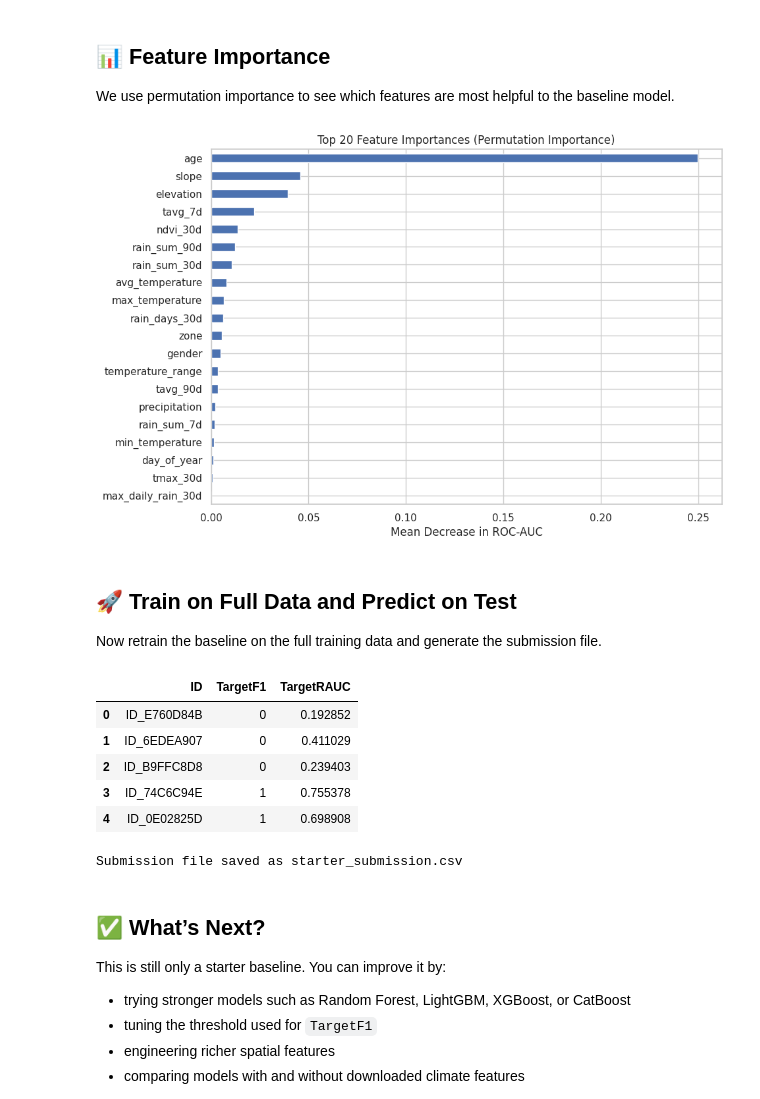
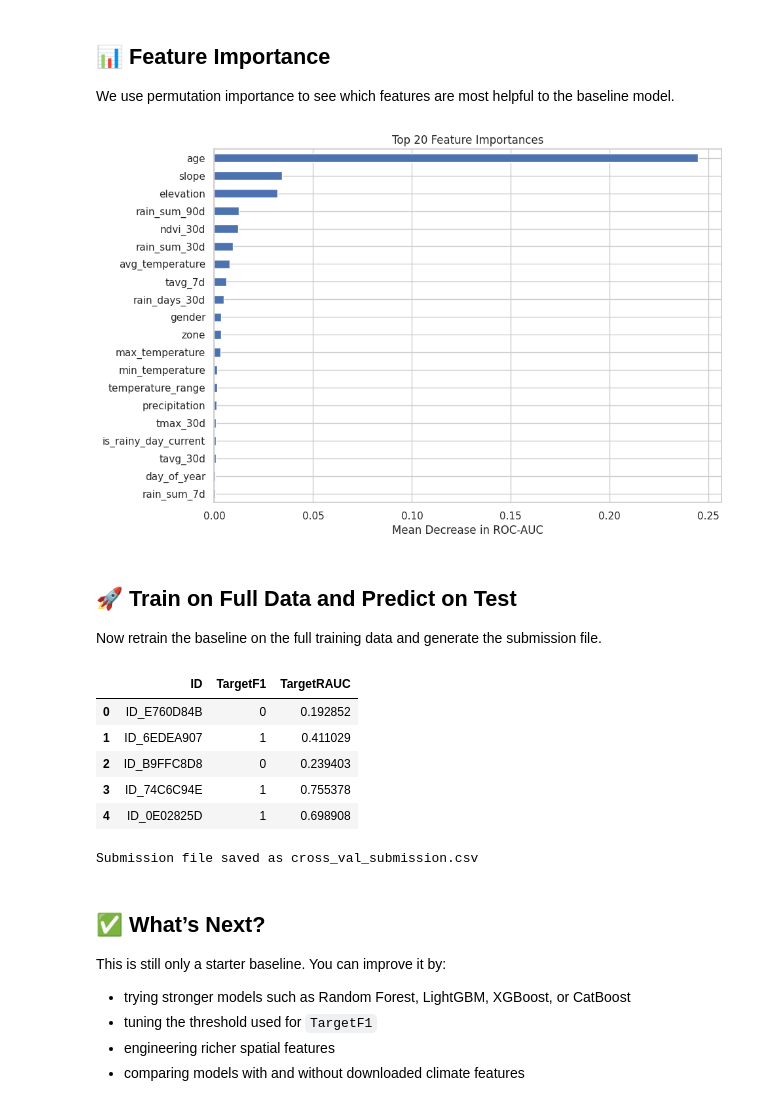
Before and after one commit to Henintsoaaa/climaite-health, a Jupyter notebook: climate_health_starter_notebook_.ipynb, the cells around one changed output. Cells and saved outputs as stored; diff of their text form; code cells hidden in the pictures.

```diff
--- a/climate_health_starter_notebook_.ipynb
+++ b/climate_health_starter_notebook_.ipynb
@@ -354,0 +440,17 @@ Pipeline(steps=[('preprocess',
+# %%
+# Sélectionner le meilleur modèle
+best_model_name = model_results.loc[0, "model"]
+best_threshold = model_results.loc[0, "threshold"]
+
+best_pipeline = pipelines[best_model_name]
+best_oof_proba = oof_predictions[best_model_name]
+best_oof_pred = (best_oof_proba >= best_threshold).astype(int)
+
+print(f"Meilleur modèle : {best_model_name}")
+print(f"Meilleur seuil : {best_threshold:.2f}")
+print(f"F1 : {f1_score(y, best_oof_pred):.6f}")
+print(f"ROC-AUC : {roc_auc_score(y, best_oof_proba):.6f}")
+print(
+    f"Score final : "
+    f"{0.60 * f1_score(y, best_oof_pred) + 0.40 * roc_auc_score(y, best_oof_proba):.6f}"
+)
@@ -408,43 +553,50 @@ plt.show()
 
 We use permutation importance to see which features are most helpful to the baseline model.
 # %%
+# Entraîner le meilleur pipeline avant de calculer les importances
+best_pipeline.fit(X, y)
 
+# Visualisation des importances des caractéristiques
 result = permutation_importance(
-    pipeline,
-    X_val,
-    y_val,
+    best_pipeline,
+    X,
+    y,
     n_repeats=10,
     random_state=42,
     n_jobs=-1,
     scoring="roc_auc"
 )
 
-importances = pd.Series(result.importances_mean, index=X.columns)
+importances = pd.Series(
+    result.importances_mean,
+    index=X.columns
+)
 
 (
     importances
     .sort_values(ascending=False)
     .head(20)
     .sort_values()
     .plot(kind="barh", figsize=(10, 7))
 )
 
-plt.title("Top 20 Feature Importances (Permutation Importance)")
+plt.title("Top 20 Feature Importances")
 plt.xlabel("Mean Decrease in ROC-AUC")
 plt.show()
 # %% [output]
-[figure, old version]
+[figure, new version]
 # %% [markdown]
 
 ## 🚀 Train on Full Data and Predict on Test
 
 Now retrain the baseline on the full training data and generate the submission file.
 # %%
+# Entraîner le meilleur modèle sur toutes les données
+best_pipeline.fit(X, y)
 
-pipeline.fit(X, y)
-
-test_pred_proba = pipeline.predict_proba(X_test)[:, 1]
-test_pred_label = (test_pred_proba >= 0.5).astype(int)
+# Prédictions sur le jeu de test
+test_pred_proba = best_pipeline.predict_proba(X_test)[:, 1]
+test_pred_label = (test_pred_proba >= best_threshold).astype(int)
 
 submission = pd.DataFrame({
     ID_COL: test[ID_COL],
@@ -456,16 +608,15 @@ submission.head()
 # %% [output]
 |  | ID | TargetF1 | TargetRAUC |
 | 0 | ID_E760D84B | 0 | 0.192852 |
-| 1 | ID_6EDEA907 | 0 | 0.411029 |
+| 1 | ID_6EDEA907 | 1 | 0.411029 |
 | 2 | ID_B9FFC8D8 | 0 | 0.239403 |
 | 3 | ID_74C6C94E | 1 | 0.755378 |
 | 4 | ID_0E02825D | 1 | 0.698908 |
 # %%
-
-submission.to_csv("starter_submission.csv", index=False)
-print("Submission file saved as starter_submission.csv")
+submission.to_csv("cross_val_submission.csv", index=False)
+print("Submission file saved as cross_val_submission.csv")
 # %% [output]
-Submission file saved as starter_submission.csv
+Submission file saved as cross_val_submission.csv
 # %% [markdown]
 
 ## ✅ What’s Next?
```
Also changed, not shown: parts of 5 cells of this notebook.
